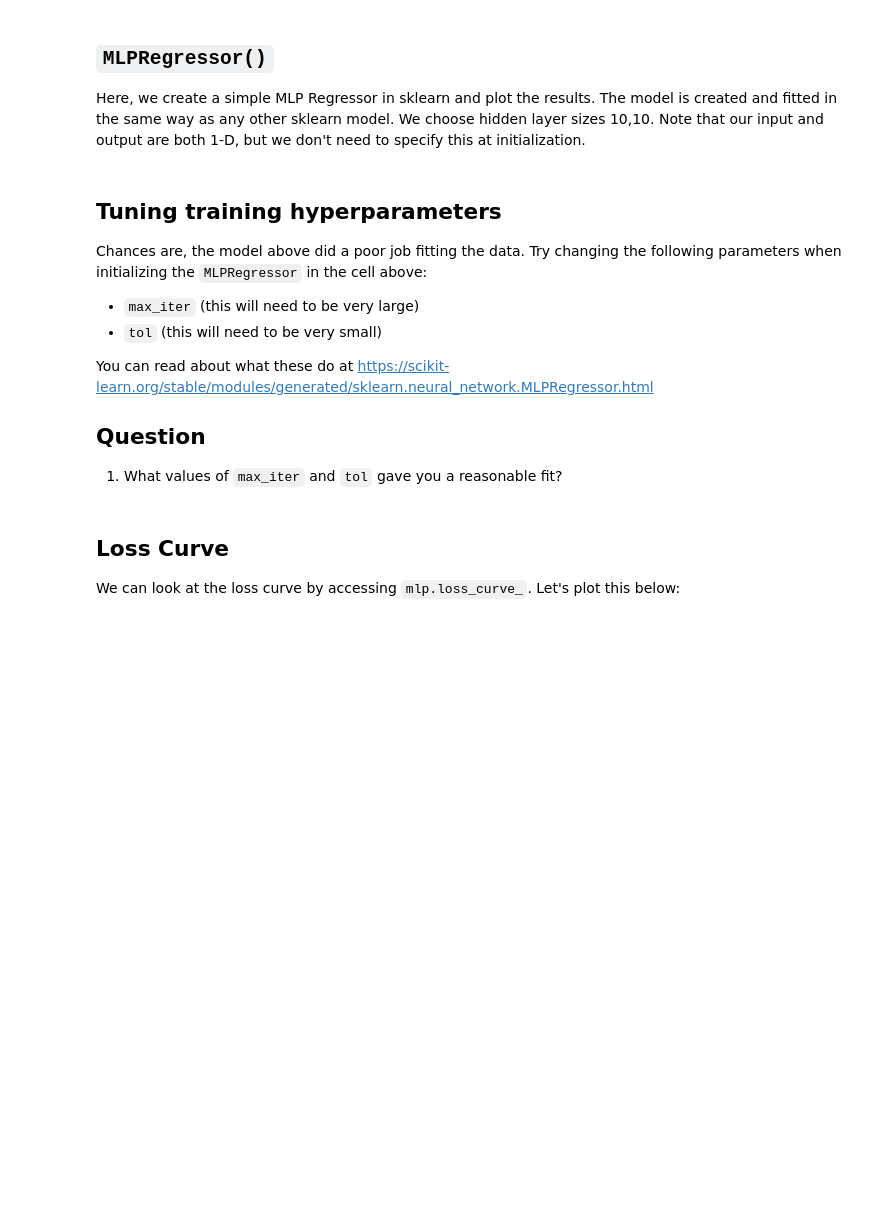
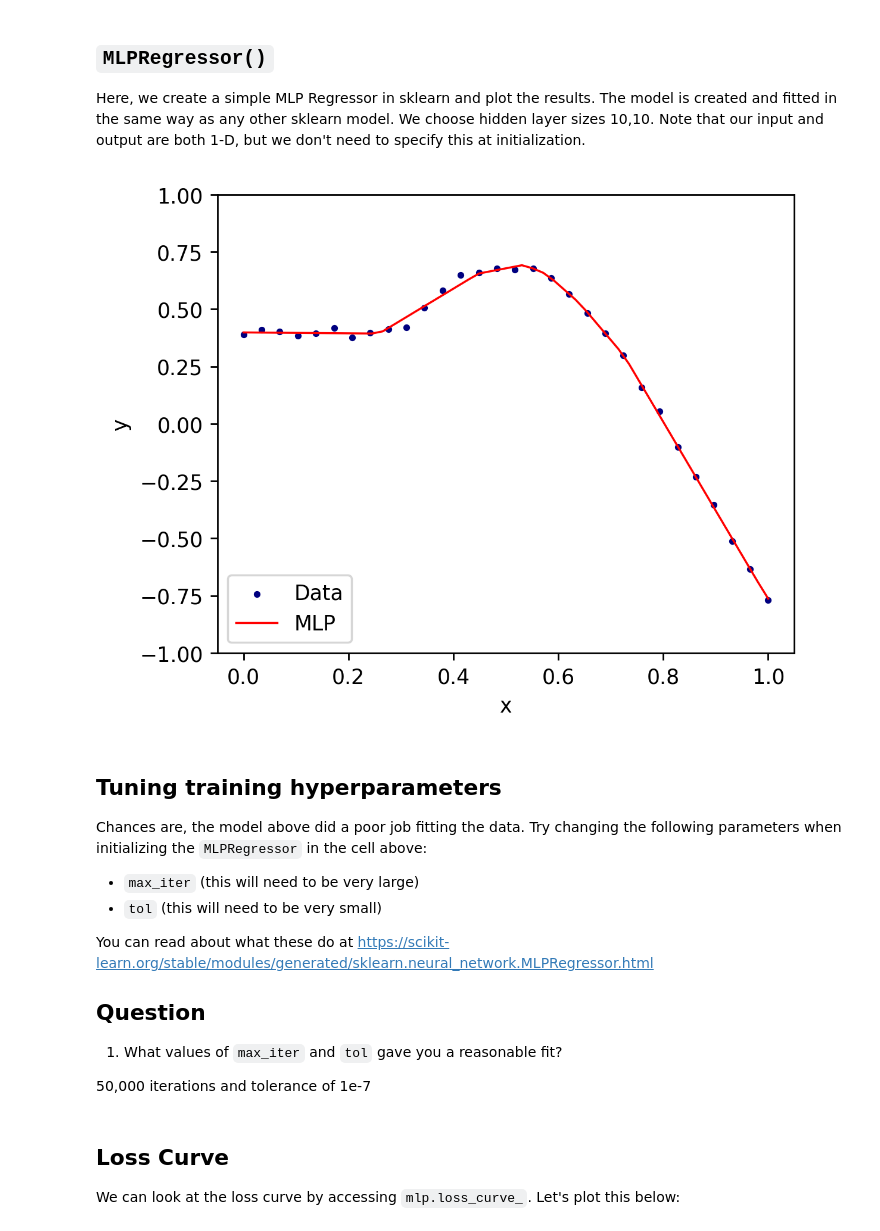
Before and after one commit to judson35/AI-ML, a Jupyter notebook: HW7/M7-L2-P1.ipynb, the cells around one changed output. Cells and saved outputs as stored; diff of their text form; code cells hidden in the pictures; blank space fills up the shorter version.

```diff
--- a/HW7/M7-L2-P1.ipynb
+++ b/HW7/M7-L2-P1.ipynb
@@ -30,20 +32,22 @@ plt.show()
 Here, we create a simple MLP Regressor in sklearn and plot the results. The model is created and fitted in the same way as any other sklearn model.
 We choose hidden layer sizes 10,10. Note that our input and output are both 1-D, but we don't need to specify this at initialization.
 # %%
-mlp = MLPRegressor(hidden_layer_sizes=[10,10]) # Tune here
+mlp = MLPRegressor(hidden_layer_sizes=[10,10], max_iter=50000, tol=1e-7) # Tune here
 mlp.fit(x, y)
 
 xs = np.linspace(0,1)
 ys = mlp.predict(xs.reshape(-1,1))
 
 plt.figure(figsize=(5,4),dpi=250)
 plt.scatter(x,y,s=5,c="navy",label="Data")
 plt.plot(xs,ys,"r-",linewidth=1,label="MLP")
 plt.legend(loc="lower left")
 plt.ylim(-1,1)
 plt.xlabel("x")
 plt.ylabel("y")
 plt.show()
+# %% [output]
+[figure, added]
 # %% [markdown]
 ## Tuning training hyperparameters
 Chances are, the model above did a poor job fitting the data. Try changing the following parameters when initializing the `MLPRegressor` in the cell above:
@@ -54,6 +58,8 @@ You can read about what these do at https://scikit-learn.org/stable/modules/gene
 
 ## Question
 1. What values of `max_iter` and `tol` gave you a reasonable fit?
+
+50,000 iterations and tolerance of 1e-7
 # %% [markdown]
 ## Loss Curve
 
```
Also changed, not shown: parts of 6 cells of this notebook, 15 other files.
